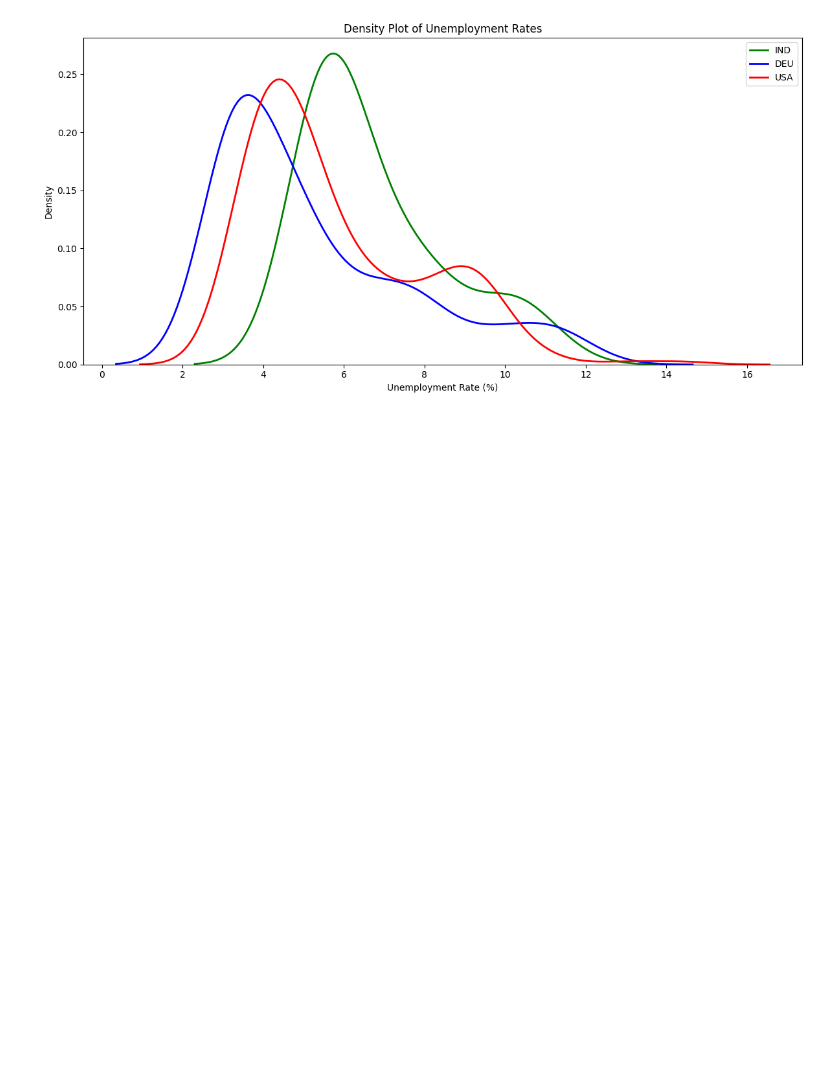
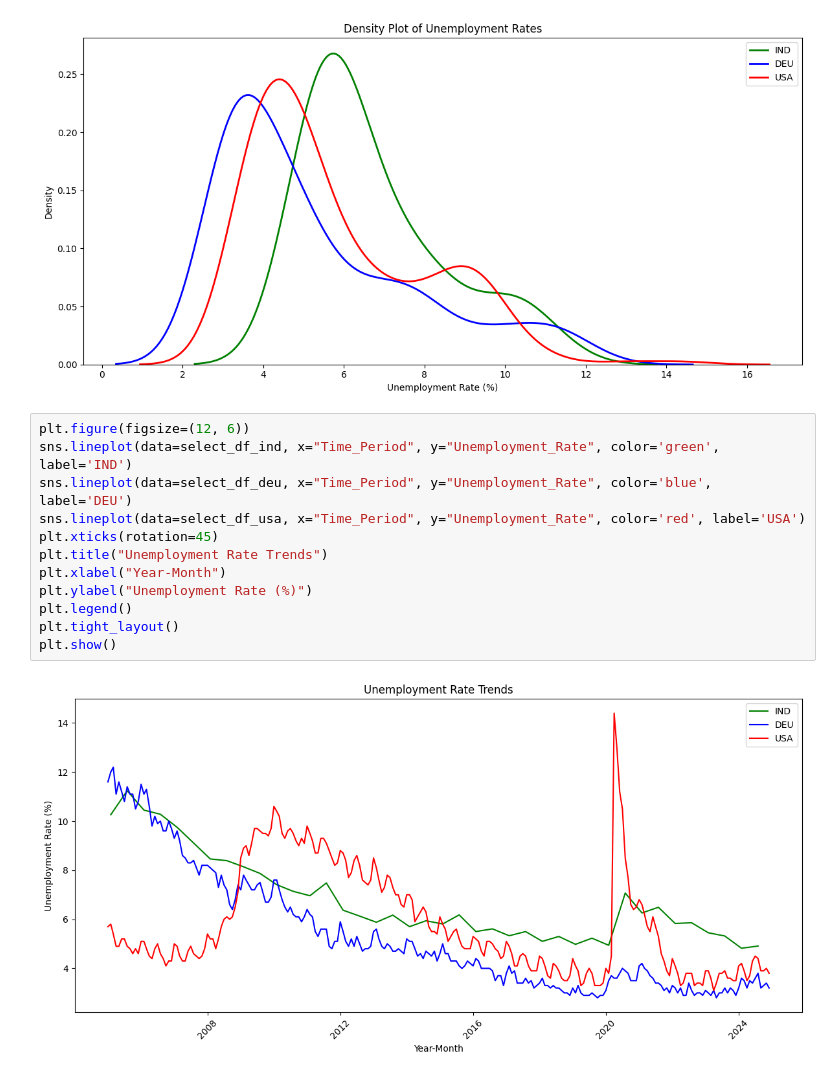
Before and after one commit to imajirzl/thesis-unemployment-rate, a Jupyter notebook: analysis/cleaning_and_eda.ipynb, the cells around one changed output. Drawn from its saved outputs; the diff is of its cells as text; blank space fills up the shorter version.

Commit message:
time series trend comparison

```diff
--- a/analysis/cleaning_and_eda.ipynb
+++ b/analysis/cleaning_and_eda.ipynb
@@ -182,3 +182,17 @@ def plot_distribution(df_1, df_2, df_3, column, xlabel=None, ylabel=None):
 plot_distribution(select_df_ind, select_df_deu, select_df_usa, 'Unemployment_Rate', xlabel="Unemployment Rate (%)", ylabel="Density")
 # %% [output]
 [figure]
+# %%
+plt.figure(figsize=(12, 6))
+sns.lineplot(data=select_df_ind, x="Time_Period", y="Unemployment_Rate", color='green', label='IND')
+sns.lineplot(data=select_df_deu, x="Time_Period", y="Unemployment_Rate", color='blue', label='DEU')
+sns.lineplot(data=select_df_usa, x="Time_Period", y="Unemployment_Rate", color='red', label='USA')
+plt.xticks(rotation=45)
+plt.title("Unemployment Rate Trends")
+plt.xlabel("Year-Month")
+plt.ylabel("Unemployment Rate (%)")
+plt.legend()
+plt.tight_layout()
+plt.show()
+# %% [output]
+[figure, added]
```
